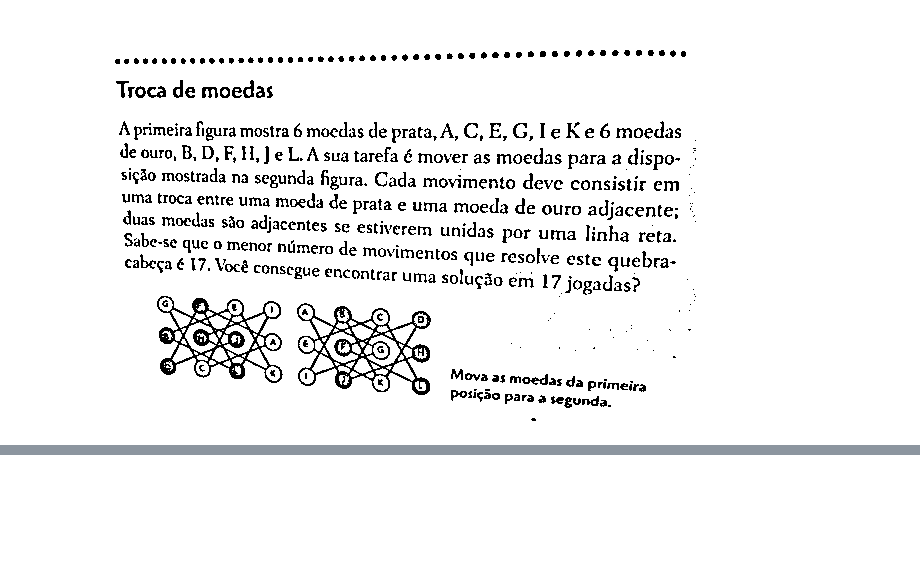
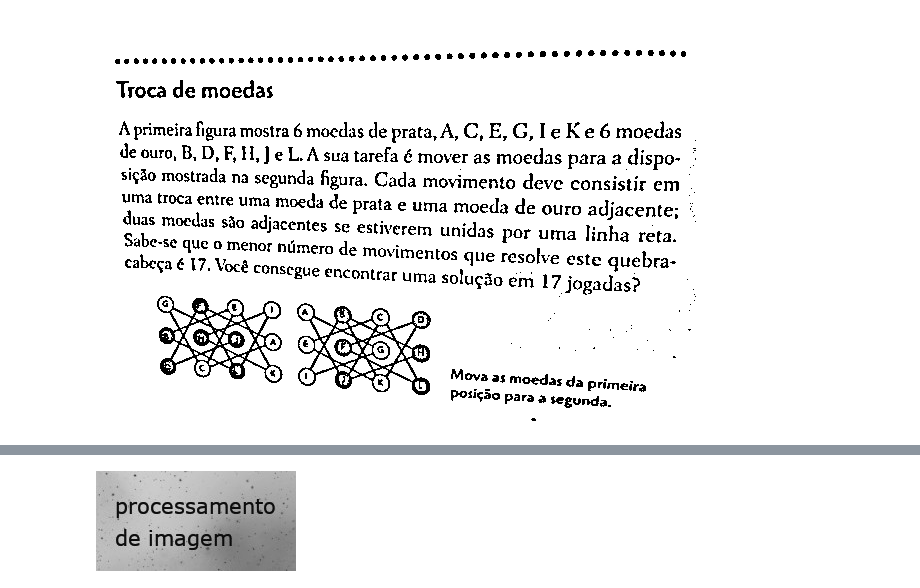
Before and after one commit to gopalbala/img-processing, a Jupyter notebook: preprocess.ipynb, the cells around one changed output, grey strips where cells are left out. Drawn from its saved outputs; the diff is of its cells as text; code cells hidden in the pictures; blank space fills up the shorter version.

```diff
--- a/preprocess.ipynb
+++ b/preprocess.ipynb
@@ -93,3 +95,7 @@ adpmean = cv2.adaptiveThreshold(gradap,255,cv2.ADAPTIVE_THRESH_MEAN_C, cv2.THRES
 cv2_imshow(adpmean)
 # %% [output]
 [figure]
+# %%
+colprocess = cv2.imread('/content/img-process.jpg')
+grproc = cv2.cvtColor(colprocess, cv2.COLOR_BGR2GRAY)
+cv2_imshow(grproc)
@@ -95,0 +120,3 @@ cv2_imshow(adpmean)
+# %%
+invert = 255 - grproc
+print(invert)
@@ -95,0 +131,4 @@ cv2_imshow(adpmean)
+# %%
+cv2_imshow(invert)
+# %% [output]
+[figure, added]
```
Also changed, not shown: parts of 19 cells of this notebook.
